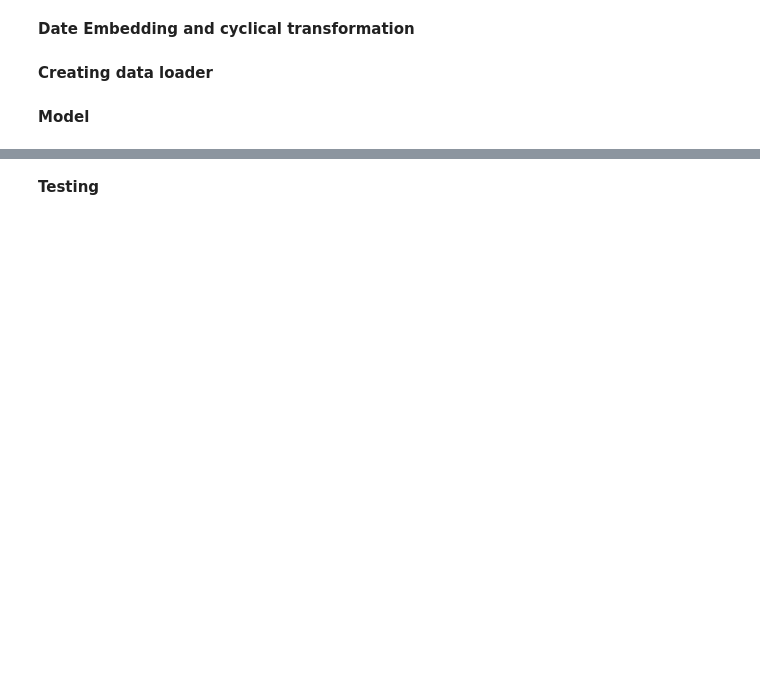
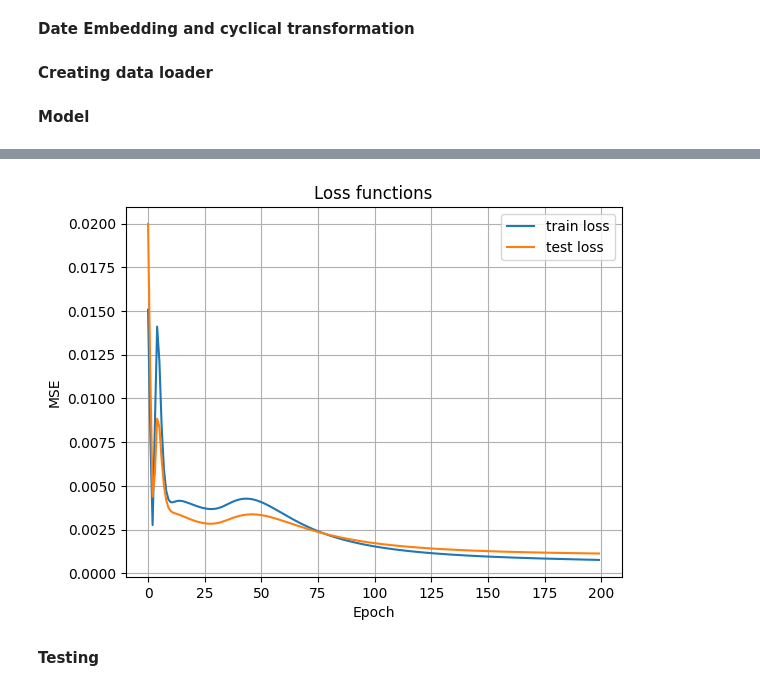
Before and after one commit to mich-kacz/Stock_prediction, a Jupyter notebook: notebooks/lstm.ipynb, the cells around one changed output, grey strips where cells are left out. Drawn from its saved outputs; the diff is of its cells as text; code cells hidden in the pictures; blank space fills up the shorter version.

```diff
--- a/notebooks/lstm.ipynb
+++ b/notebooks/lstm.ipynb
@@ -137,13 +144,17 @@ NeuralNetwork(
 )
 # %%
 loss_fn = nn.MSELoss()
-optimizer = torch.optim.Adam(model.parameters(), lr=1e-5)
-loader = torch.utils.data.DataLoader(torch.utils.data.TensorDataset(xTrain, yTrain), shuffle=False, batch_size=1)
+optimizer = torch.optim.Adam(model.parameters(), lr=2e-5)
+loader = torch.utils.data.DataLoader(torch.utils.data.TensorDataset(xTrain, yTrain), shuffle=False, batch_size=4)
 # %%
 def trainLoop(epochs):
-    model.train()
+    train_loss = []
+    test_loss = []
     for epoch in range(epochs):
+        model.train()
         for inputData, desired in loader:
+            inputData = inputData.to(device)
+            desired = desired.to(device)
             pred = model(inputData)
             loss = loss_fn(pred, desired)
 
@@ -152,9 +163,15 @@ def trainLoop(epochs):
             optimizer.zero_grad()
         model.eval()
         with torch.no_grad():
-            y_pred = model(xTrain)
-            train_rmse = loss_fn(y_pred, yTrain)
-        print(f'Epoch [{epoch+1}/{epochs}], Loss: {train_rmse}')
+            y_pred = model(xTrain.to(device))
+            train_loss.append(loss_fn(y_pred, yTrain).cpu().numpy().tolist())
+            y_pred = model(xTest.to(device))
+            test_loss.append(loss_fn(y_pred, yTest).cpu().numpy().tolist())
+        print(f'Epoch [{epoch+1}/{epochs}], Train Loss: {train_loss[-1:]}, Test Loss: {test_loss[-1:]}')
+    return train_loss, test_loss
 
-trainLoop(12)
+
+#model = torch.load('/content/drive/MyDrive/MasterProject/lstm/model.pth')
+train_loss, test_loss = trainLoop(200)
+torch.save(model, 'model.pth')
 # %% [output]
@@ -173,3 +195,15 @@ Epoch [12/12], Loss: 0.0376456193625927
+# %%
+fig, ax = plt.subplots()
+ax.plot(train_loss)
+ax.plot(test_loss)
+ax.legend(["train loss", "test loss"])
+ax.grid()
+plt.ylabel("MSE")
+plt.xlabel("Epoch")
+plt.title("Loss functions")
+plt.show()
+# %% [output]
+[figure, added]
 # %% [markdown]
 __Testing__
 # %%
```
Also changed, not shown: parts of 7 cells of this notebook, 5 other files.
